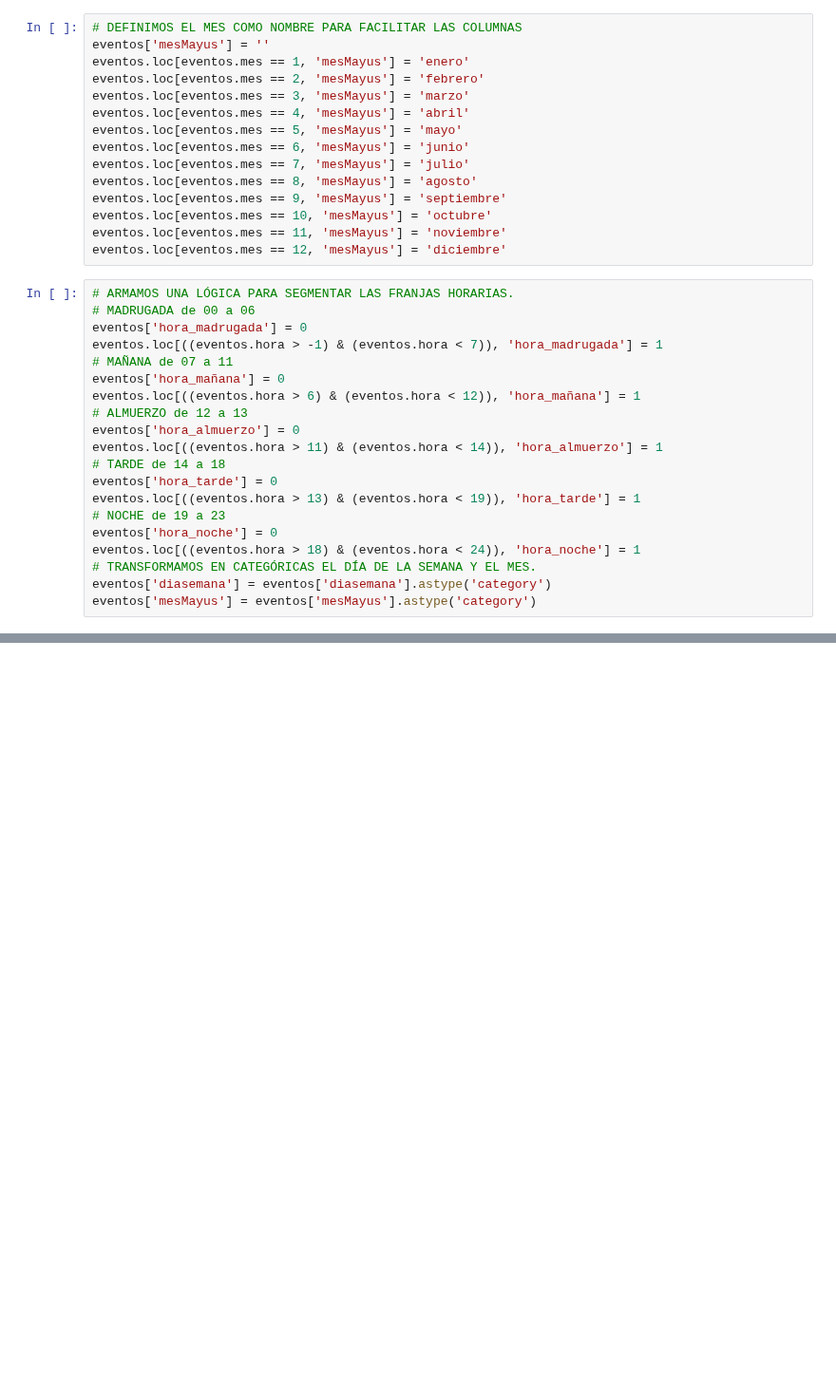
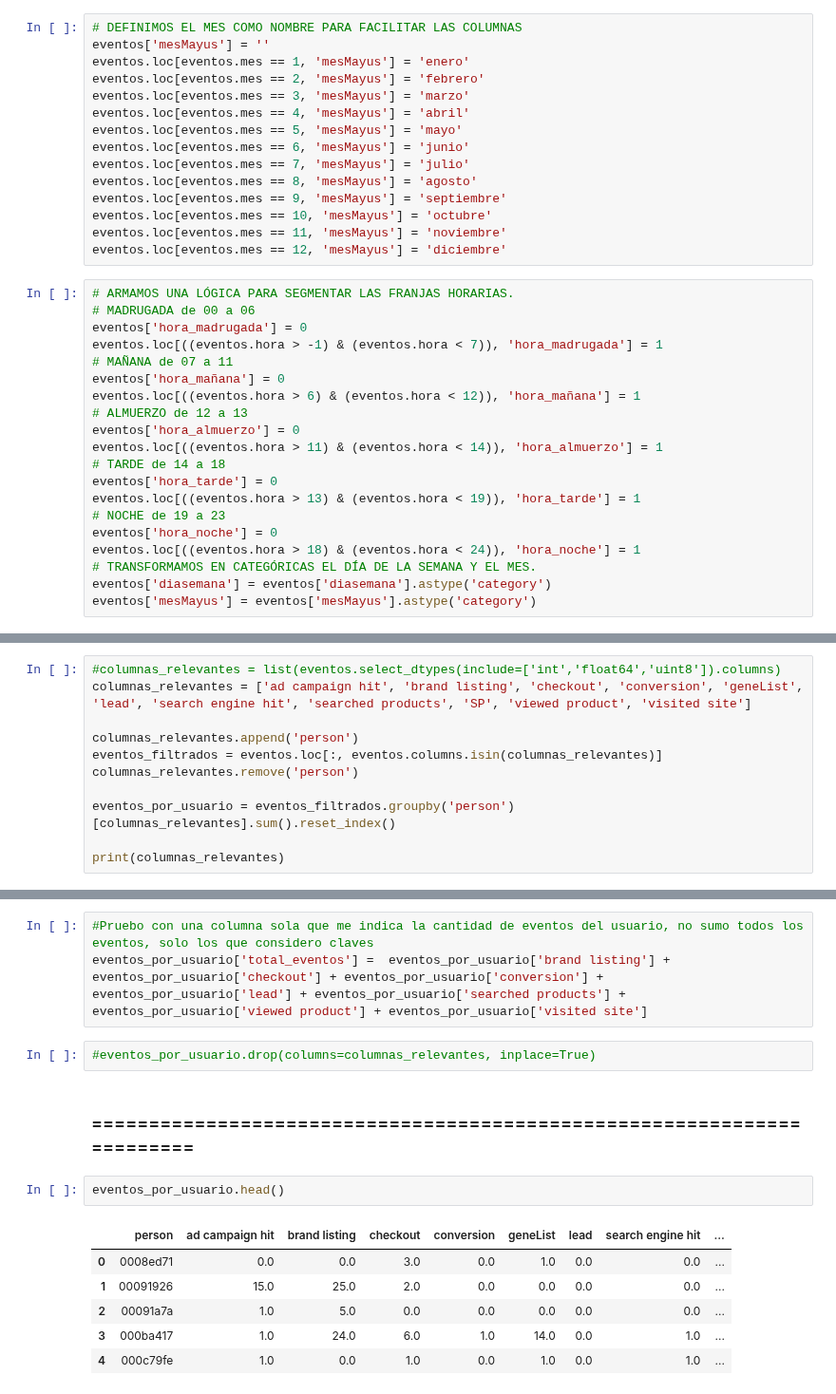
Before and after one commit to asilvestri2020/7506_2C2018, a Jupyter notebook: TP2/Borrador_Axel.ipynb, the cells around one changed output, grey strips where cells are left out. Shown at 95% size. Saved outputs shown, nothing was run; the diff lists cells and outputs as text; blank space fills up the shorter version.

```diff
--- a/TP2/Borrador_Axel.ipynb
+++ b/TP2/Borrador_Axel.ipynb
@@ -146,0 +144,11 @@ Index(['mes', 'dia', 'hora', 'evento_en_finde', 'hora_madrugada',
+# %%
+#columnas_relevantes = list(eventos.select_dtypes(include=['int','float64','uint8']).columns)
+columnas_relevantes = ['ad campaign hit', 'brand listing', 'checkout', 'conversion', 'geneList', 'lead', 'search engine hit', 'searched products', 'SP', 'viewed product', 'visited site']
+
+columnas_relevantes.append('person')
+eventos_filtrados = eventos.loc[:, eventos.columns.isin(columnas_relevantes)]
+columnas_relevantes.remove('person')
+
+eventos_por_usuario = eventos_filtrados.groupby('person')[columnas_relevantes].sum().reset_index()
+
+print(columnas_relevantes)
@@ -146,0 +161,16 @@ Index(['mes', 'dia', 'hora', 'evento_en_finde', 'hora_madrugada',
+# %%
+#Pruebo con una columna sola que me indica la cantidad de eventos del usuario, no sumo todos los eventos, solo los que considero claves
+eventos_por_usuario['total_eventos'] =  eventos_por_usuario['brand listing'] + eventos_por_usuario['checkout'] + eventos_por_usuario['conversion'] + eventos_por_usuario['lead'] + eventos_por_usuario['searched products'] + eventos_por_usuario['viewed product'] + eventos_por_usuario['visited site']
+# %%
+#eventos_por_usuario.drop(columns=columnas_relevantes, inplace=True)
+# %% [markdown]
+### =======================================================================
+# %%
+eventos_por_usuario.head()
+# %% [output]
+|  | person | ad campaign hit | brand listing | checkout | conversion | geneList | lead | search engine hit | ... |
+| 0 | 0008ed71 | 0.0 | 0.0 | 3.0 | 0.0 | 1.0 | 0.0 | 0.0 | ... |
+| 1 | 00091926 | 15.0 | 25.0 | 2.0 | 0.0 | 0.0 | 0.0 | 0.0 | ... |
+| 2 | 00091a7a | 1.0 | 5.0 | 0.0 | 0.0 | 0.0 | 0.0 | 0.0 | ... |
+| 3 | 000ba417 | 1.0 | 24.0 | 6.0 | 1.0 | 14.0 | 0.0 | 1.0 | ... |
+| 4 | 000c79fe | 1.0 | 0.0 | 1.0 | 0.0 | 1.0 | 0.0 | 1.0 | ... |
```
Also changed, not shown: parts of 30 cells of this notebook.
